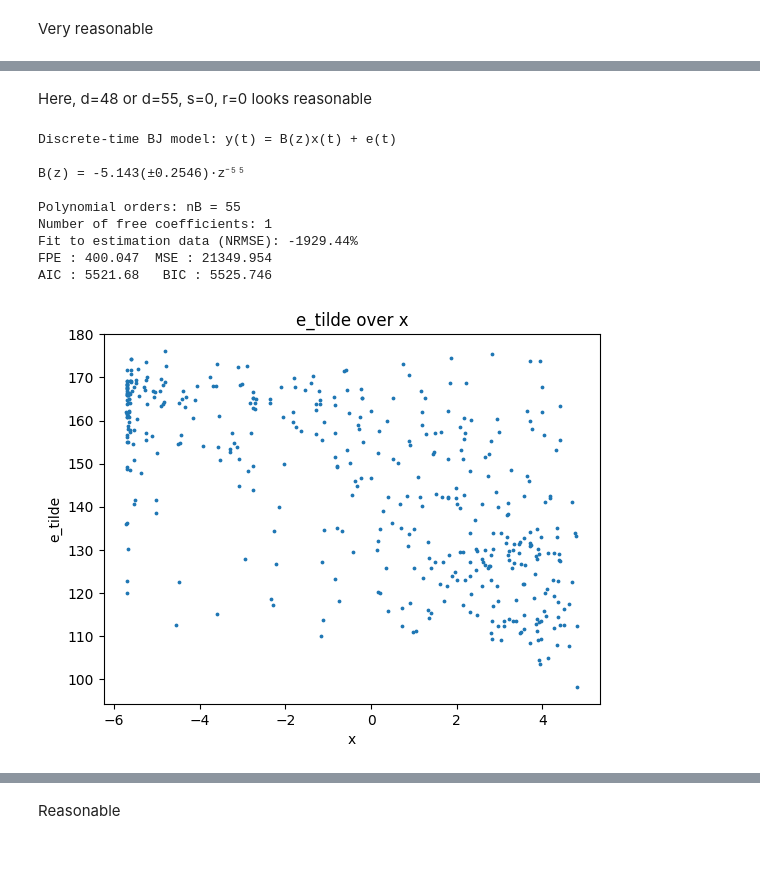
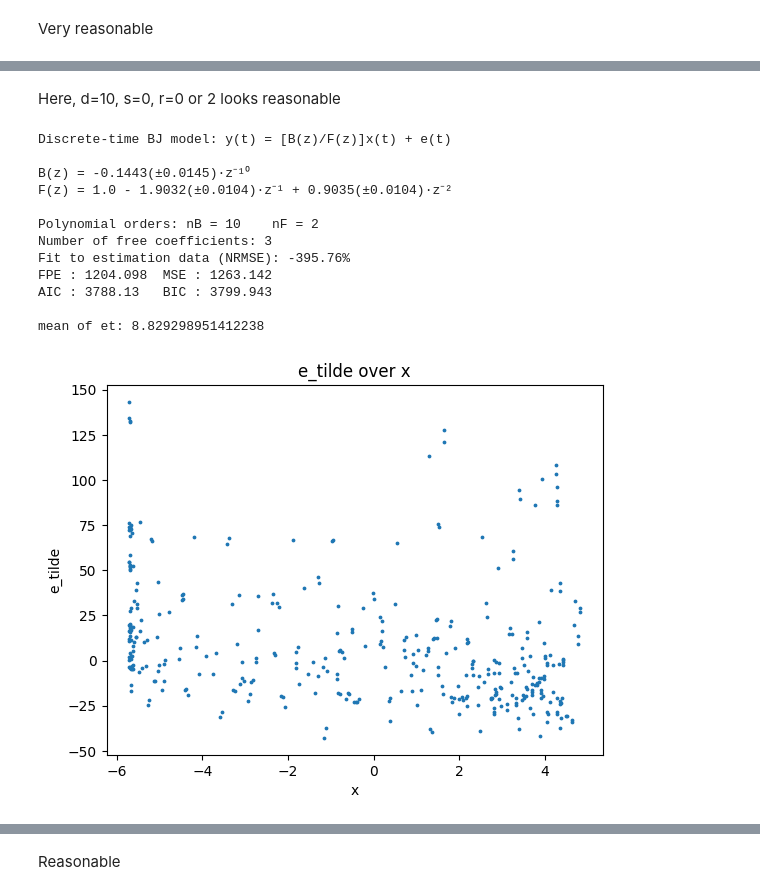
Before and after one commit to atjhin/lund-university, a Jupyter notebook: MASM17/FinalProject.ipynb, the cells around one changed output, grey strips where cells are left out. Drawn from its saved outputs; the diff is of its cells as text; code cells hidden in the pictures; blank space fills up the shorter version.

```diff
--- a/MASM17/FinalProject.ipynb
+++ b/MASM17/FinalProject.ipynb
@@ -336,8 +389,8 @@ ElGeneina_df.tail(10)
 # %% [markdown]
 We divide our data to modelling, validating, and testing
 # %%
-n_modelling = round(ElGeneina_df.shape[0] * .75)
-n_validation = round(ElGeneina_df.shape[0] * .15)
+n_modelling = round(ElGeneina_df.shape[0] * .6)
+n_validation = round(ElGeneina_df.shape[0] * .3)
 n_test = round(ElGeneina_df.shape[0] * .1)
 EG_modelling = ElGeneina_df.iloc[:n_modelling]
 EG_validation = ElGeneina_df.iloc[n_modelling:n_modelling+n_validation]
@@ -678,30 +767,36 @@ analysis.ccf(w_t, eps_t, numLags=60)
-# %% [markdown]
-Here, d=48 or d=55, s=0, r=0 looks reasonable
+# %% [markdown]
+Here, d=10, s=0, r=0 or 2 looks reasonable
 # %%
 # Estimate
 x = np.log(EG_modelling['estimated_rain'].values)
-A2 = 0
-B = [0]*55 +[1]
+# x = EG_modelling['estimated_rain'].values
+A2 = 2
+B = np.convolve([0]*10 +[1], [1])
+# B = [0]*55 + [1]
 model_x = modelling.PEM( y=y,x=x,A=0,B=B,F=A2)
 model_x.set_free_params(B_free=B)
 model_fitted_x = model_x.fit(method='LS', bh=False)
 model_fitted_x.summary()
 e_tilde = model_fitted_x.resid
+print(f'mean of et: {np.mean(e_tilde)}')
 plt.scatter(x[len(x)-len(e_tilde):], e_tilde, s=3)
 plt.title('e_tilde over x')
 plt.xlabel('x')
 plt.ylabel('e_tilde')
 plt.show()
 # %% [output]
-Discrete-time BJ model: y(t) = B(z)x(t) + e(t)
+Discrete-time BJ model: y(t) = [B(z)/F(z)]x(t) + e(t)
 
-B(z) = -5.143(±0.2546)·z⁻⁵⁵
+B(z) = -0.1443(±0.0145)·z⁻¹⁰
+F(z) = 1.0 - 1.9032(±0.0104)·z⁻¹ + 0.9035(±0.0104)·z⁻²
 
-Polynomial orders: nB = 55
-Number of free coefficients: 1
-Fit to estimation data (NRMSE): -1929.44%
-FPE : 400.047  MSE : 21349.954
-AIC : 5521.68   BIC : 5525.746
+Polynomial orders: nB = 10    nF = 2
+Number of free coefficients: 3
+Fit to estimation data (NRMSE): -395.76%
+FPE : 1204.098  MSE : 1263.142
+AIC : 3788.13   BIC : 3799.943
+
+mean of et: 8.829298951412238
-[figure, old version]
+[figure, new version]
 # %%
 # Estimate
```
Also changed, not shown: parts of 69 cells of this notebook, 1 other file.
